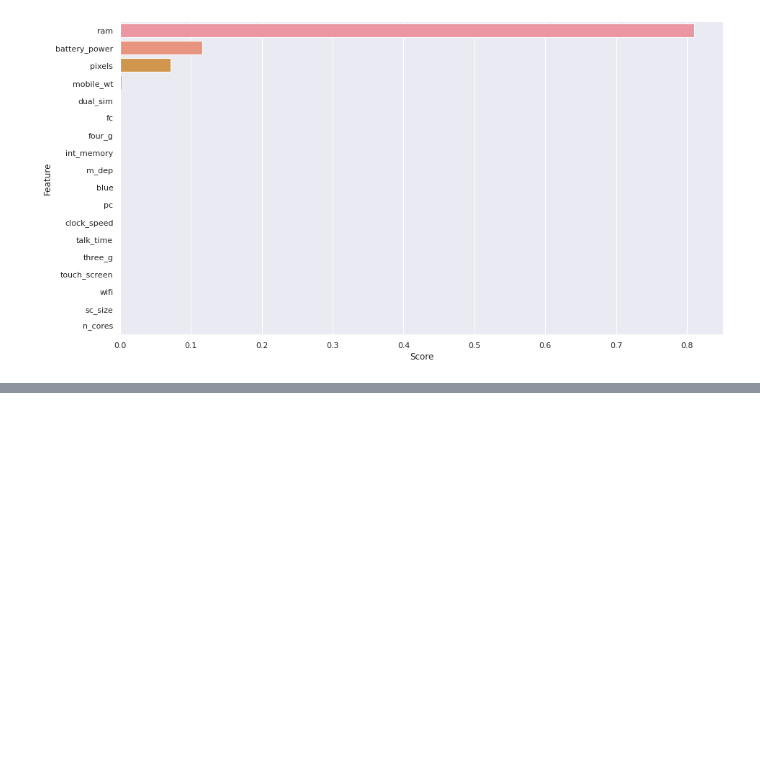
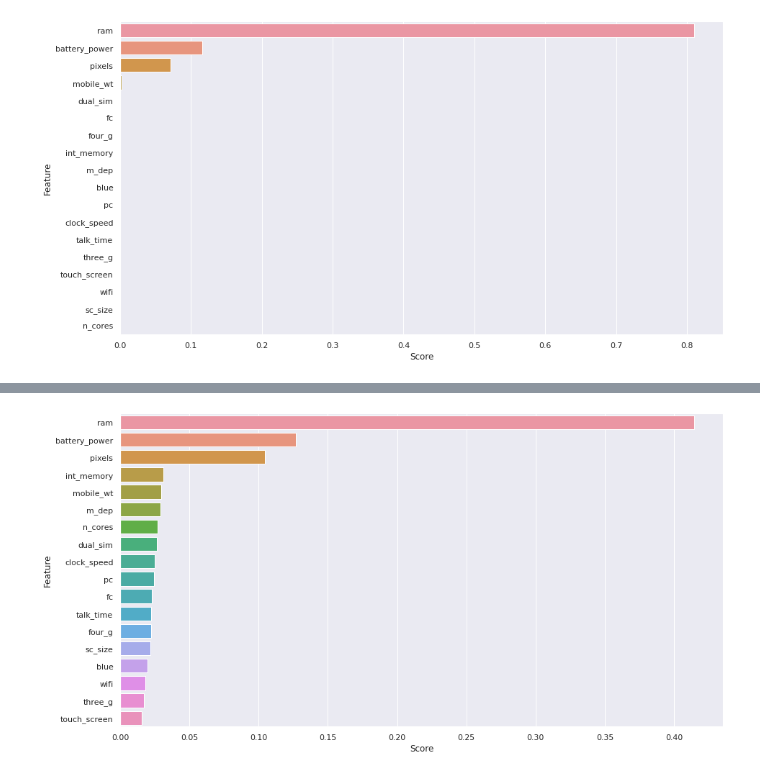
Before and after one commit to Ankitgpt357/Mobile-price-prediction, a Jupyter notebook: Mobile-price-prediction.ipynb, the cells around one changed output, grey strips where cells are left out. Saved outputs shown, nothing was run; the diff lists cells and outputs as text; code cells hidden in the pictures; blank space fills up the shorter version.

```diff
--- a/Mobile-price-prediction.ipynb
+++ b/Mobile-price-prediction.ipynb
@@ -934,0 +937,15 @@ plt.show()
+# %%
+# Applying XGBoost
+from xgboost import XGBClassifier
+xgb = XGBClassifier(max_depth = 5, learning_rate = 0.1)
+xgb.fit(X_train, y_train)
+XGBClassifier(max_depth=5, objective='multi:softprob')
+# Prediction
+
+y_pred_train = xgb.predict(X_train)
+y_pred_test = xgb.predict(X_test)
+# Evaluation metrics for test
+
+score = classification_report(y_test, y_pred_test)
+print('Classification Report for XGBoost(Test set)= ')
+print(score)
@@ -934,0 +1080,5 @@ plt.show()
+# %%
+#Feature importance for XGboost model
+feature_importance = pd.DataFrame({'Feature':X.columns,
+                                   'Score':xgb.feature_importances_}).sort_values(by='Score', ascending=False).reset_index(drop=True)
+feature_importance.head()
@@ -934,0 +1092,7 @@ plt.show()
+# %%
+#Graph for feature importance in Xgboost
+fig, ax = plt.subplots(figsize=(15,8))
+ax = sns.barplot(x=feature_importance['Score'], y=feature_importance['Feature'])
+plt.show()
+# %% [output]
+[figure, added]
```
Also changed, not shown: parts of 8 cells of this notebook.
